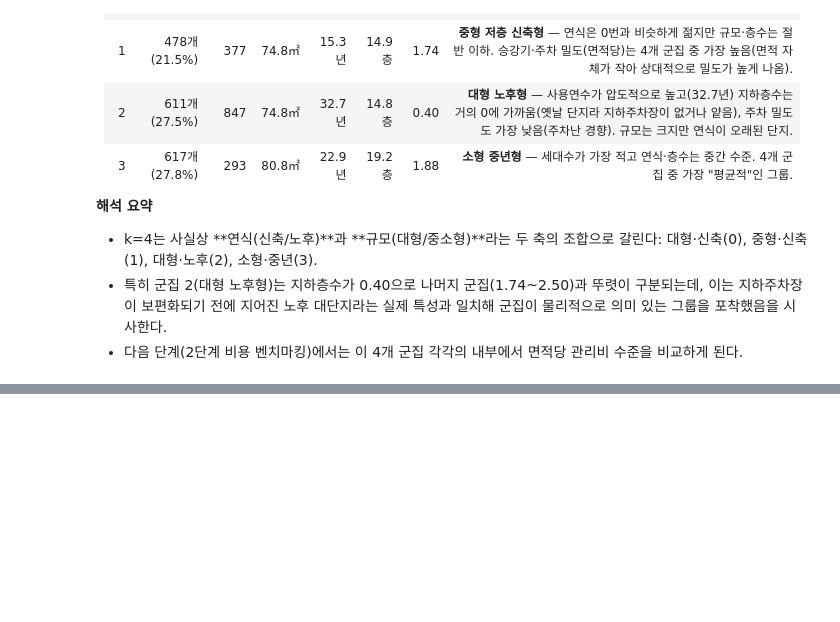
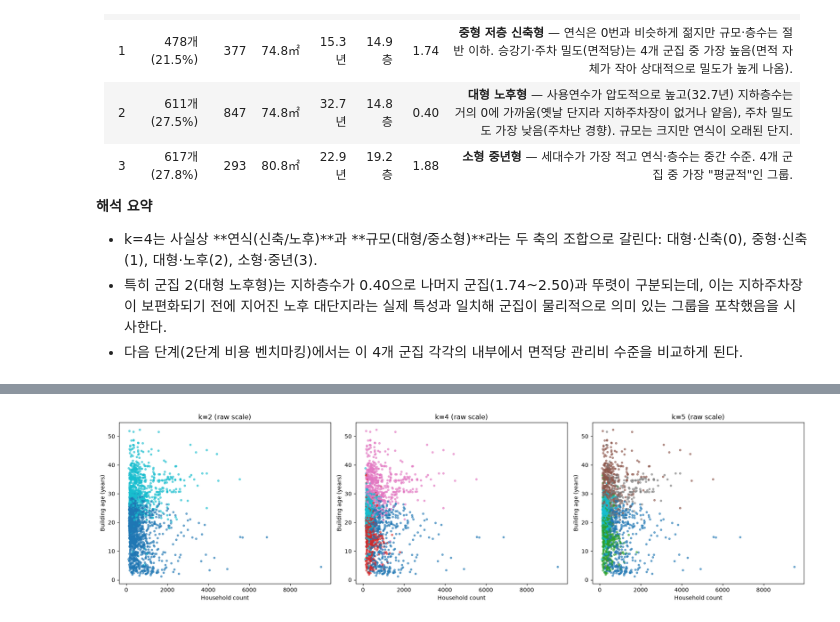
Before and after one commit to roh-git/mlapt_project, a Jupyter notebook: main_analysis.ipynb, the cells around one changed output, grey strips where cells are left out. Saved outputs shown, nothing was run; the diff lists cells and outputs as text; code cells hidden in the pictures; blank space fills up the shorter version.

```diff
--- a/main_analysis.ipynb
+++ b/main_analysis.ipynb
@@ -755,0 +780,11 @@ profile_table
+# %%
+# (2) 해석하기 쉬운 원본 변수(세대수 vs 사용연수)로도 같은 군집 확인
+fig, axes = plt.subplots(1, 3, figsize=(18, 5))
+for ax, k in zip(axes, VIS_KS):
+    labels = kmeans_results[k]['labels']
+    ax.scatter(unit_df['세대수'], unit_df['사용연수'], c=labels, cmap='tab10', s=10, alpha=0.6)
+    ax.set(title=f'k={k} (raw scale)', xlabel='Household count', ylabel='Building age (years)')
+plt.tight_layout()
+plt.show()
+# %% [output]
+[figure, added]
```
Also changed, not shown: parts of 4 cells of this notebook.
